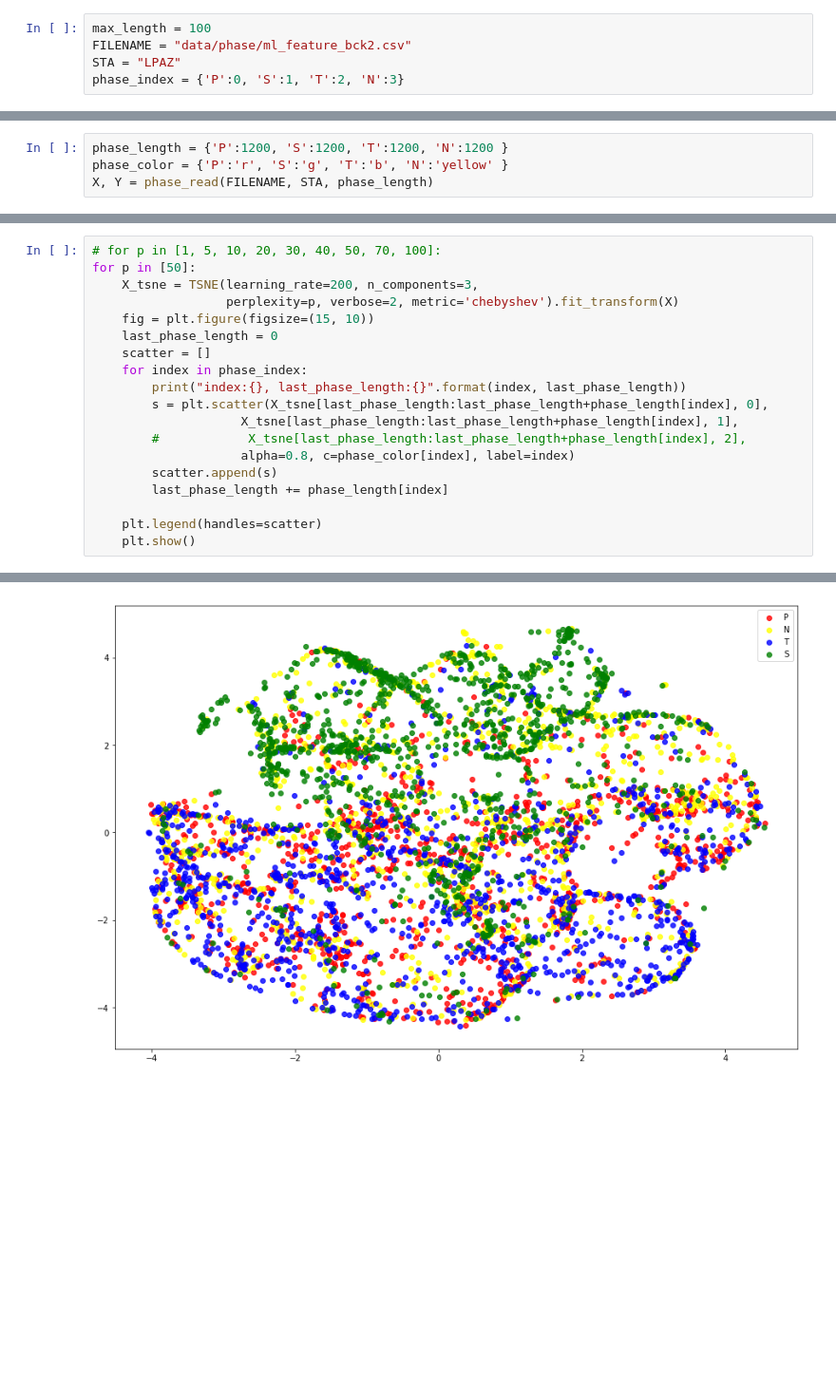
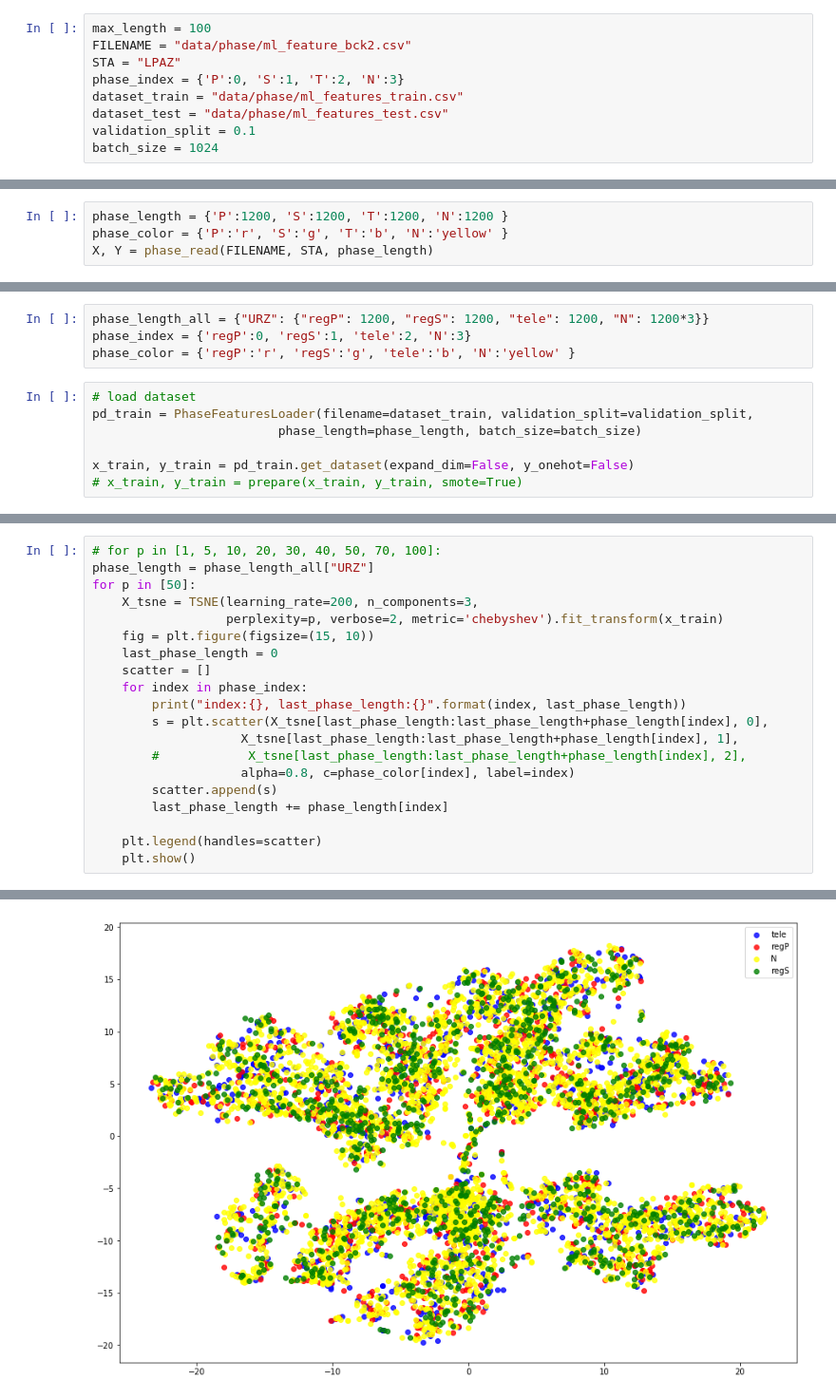
Before and after one commit to cahya-wirawan/phase-classification, a Jupyter notebook: phase_tsne.ipynb, the cells around one changed output, grey strips where cells are left out. Shown at 95% size. Saved outputs shown, nothing was run; the diff lists cells and outputs as text; blank space fills up the shorter version.

```diff
--- a/phase_tsne.ipynb
+++ b/phase_tsne.ipynb
@@ -10,6 +13,10 @@ max_length = 100
 FILENAME = "data/phase/ml_feature_bck2.csv"
 STA = "LPAZ"
 phase_index = {'P':0, 'S':1, 'T':2, 'N':3}
+dataset_train = "data/phase/ml_features_train.csv"
+dataset_test = "data/phase/ml_features_test.csv"
+validation_split = 0.1
+batch_size = 1024
 # %%
 def phase_read(filename, sta, max_length_phase: {'P':100, 'S':100, 'T':100, 'N':100 }):
     global phase_index
@@ -56,0 +72,11 @@ X, Y = phase_read(FILENAME, STA, phase_length)
+# %%
+phase_length_all = {"URZ": {"regP": 1200, "regS": 1200, "tele": 1200, "N": 1200*3}}
+phase_index = {'regP':0, 'regS':1, 'tele':2, 'N':3}
+phase_color = {'regP':'r', 'regS':'g', 'tele':'b', 'N':'yellow' }
+# %%
+# load dataset
+pd_train = PhaseFeaturesLoader(filename=dataset_train, validation_split=validation_split,
+                         phase_length=phase_length, batch_size=batch_size)
+
+x_train, y_train = pd_train.get_dataset(expand_dim=False, y_onehot=False)
+# x_train, y_train = prepare(x_train, y_train, smote=True)
@@ -57,8 +88,9 @@ X, Y = phase_read(FILENAME, STA, phase_length)
 # %%
 # for p in [1, 5, 10, 20, 30, 40, 50, 70, 100]:
+phase_length = phase_length_all["URZ"]
 for p in [50]:
     X_tsne = TSNE(learning_rate=200, n_components=3,
-                  perplexity=p, verbose=2, metric='chebyshev').fit_transform(X)
+                  perplexity=p, verbose=2, metric='chebyshev').fit_transform(x_train)
     fig = plt.figure(figsize=(15, 10))
     last_phase_length = 0
     scatter = []
@@ -94 +126 @@ index:S, last_phase_length:3600
-[figure, old version]
+[figure, new version]
```
Also changed, not shown: parts of 7 cells of this notebook, 2 other files.
